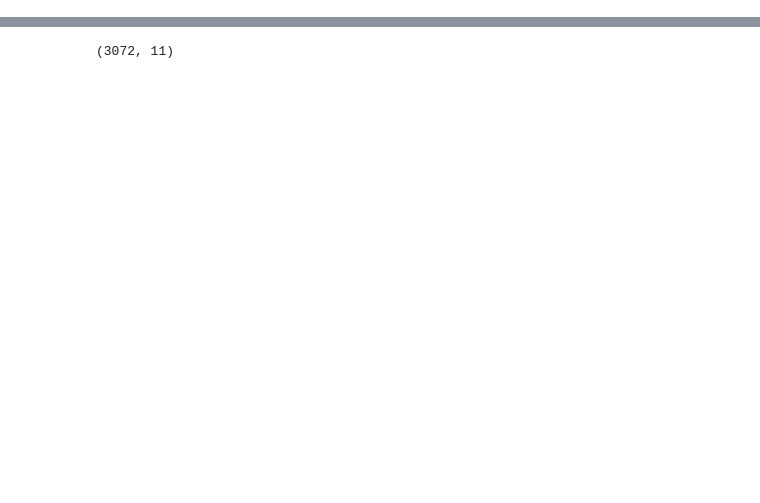
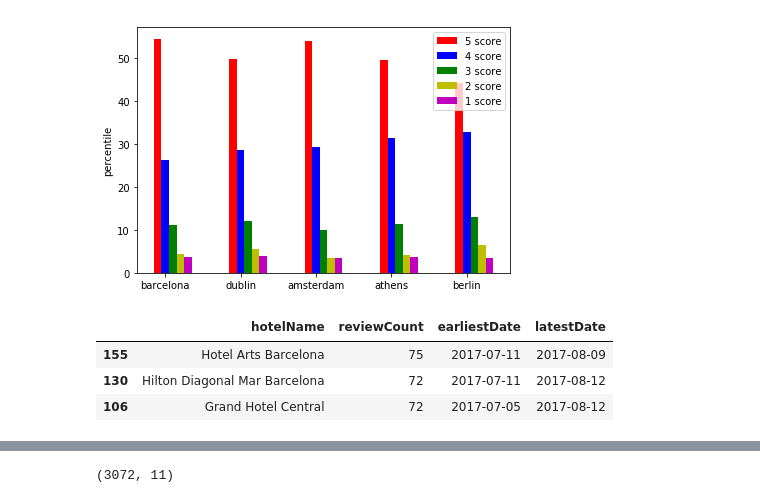
Before and after one commit to yiperzhou/text-sentiment-classification-with-deep-neural-networks, a Jupyter notebook: data-preprocess/calculate-reviews-words-grades.ipynb, the cells around one changed output, grey strips where cells are left out. Drawn from its saved outputs; the diff is of its cells as text; code cells hidden in the pictures; blank space fills up the shorter version.

```diff
--- a/data-preprocess/calculate-reviews-words-grades.ipynb
+++ b/data-preprocess/calculate-reviews-words-grades.ipynb
@@ -24,0 +108,10 @@ BarcelonaTripDF = getCollection(top5CollsTrip[0])
+# %%
+scoresPercent = list()
+allCitiesCollDF = list()
+allBagWords = list()
+def calculateEachCity(cityName):
+    hotelsStatDF, collDF, bagWords = calculateStatistics(getCollection(cityName))
+    scoresPercentThisCity = collDF["score"].value_counts(normalize=True).values * 100
+    scoresPercent.append(scoresPercentThisCity)
+    allCitiesCollDF.append(collDF)
+    allBagWords.append(bagWords)
@@ -24,0 +133,2 @@ BarcelonaTripDF = getCollection(top5CollsTrip[0])
+# %%
+scoresPercent = np.array(scoresPercent).T.tolist()
@@ -24,0 +155,36 @@ BarcelonaTripDF = getCollection(top5CollsTrip[0])
+# %%
+# draw the bar score distribution on these five cities
+N = 5
+ind = np.arange(N)
+width = 0.1
+barWidth = 0.1
+
+ax = plt.subplot(111)
+colors = ["r", "b", "g", "y", "m"]
+
+rects0 = ax.bar(ind, list(scoresPercent[0]), barWidth, color=colors[0])
+rects1 = plt.bar(ind+width, list(scoresPercent[1]), barWidth, color=colors[1])
+rects2 = plt.bar(ind+width*2, list(scoresPercent[2]), barWidth, color=colors[2])
+rects3 = plt.bar(ind+width*3, list(scoresPercent[3]), barWidth, color=colors[3])
+rects4 = plt.bar(ind+width*4, list(scoresPercent[4]), barWidth, color=colors[4])
+ax.set_ylabel("percentile")
+ax.set_xticks(ind+width)
+ax.set_xticklabels(("barcelona", "dublin", "amsterdam", "athens", "berlin"))
+ax.legend((rects0[0], rects1[0], rects2[0], rects3[0], rects4[0]),
+            ('5 score', '4 score', '3 score', '2 score', '1 score', '0 score'))
+
+# def autolabel(rects):
+#     for rect in rects:
+#         h = rect.get_height()
+#         ax.text(rect.get_x()+rect.get_width()/2., 1.05*h, '%d'%int(h),
+#                 ha='center', va='bottom')
+
+# autolabel(rects0)
+# autolabel(rects1)
+# autolabel(rects2)
+# autolabel(rects3)
+# autolabel(rects4)
+plt.tight_layout()
+plt.show()
+# %% [output]
+[figure, added]
@@ -24,0 +195,7 @@ BarcelonaTripDF = getCollection(top5CollsTrip[0])
+# %%
+hotelsStatDF[:3]
+# %% [output]
+|  | hotelName | reviewCount | earliestDate | latestDate |
+| 155 | Hotel Arts Barcelona | 75 | 2017-07-11 | 2017-08-09 |
+| 130 | Hilton Diagonal Mar Barcelona | 72 | 2017-07-11 | 2017-08-12 |
+| 106 | Grand Hotel Central | 72 | 2017-07-05 | 2017-08-12 |
```
Also changed, not shown: parts of 37 cells of this notebook.
